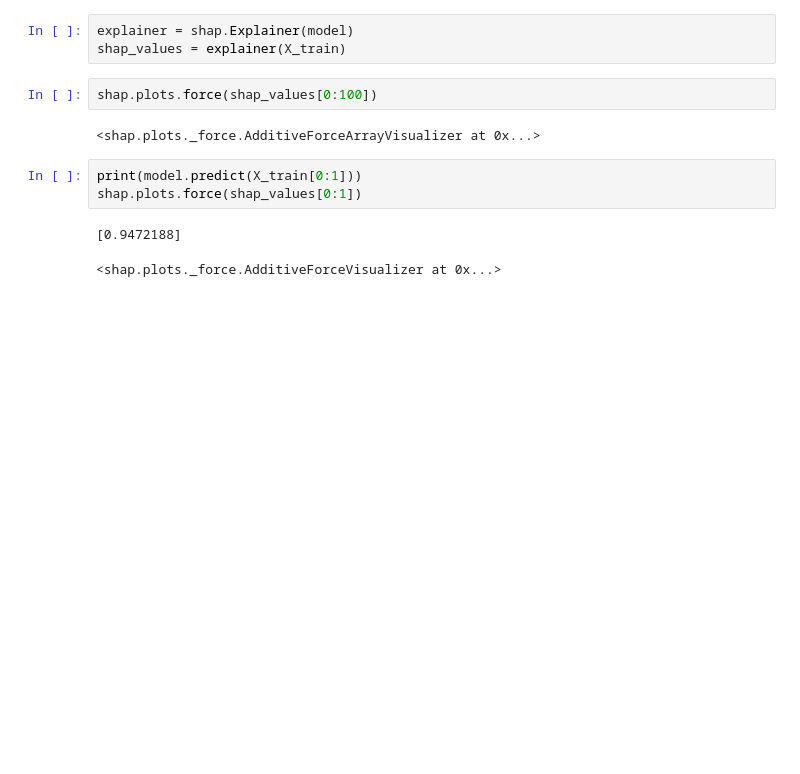
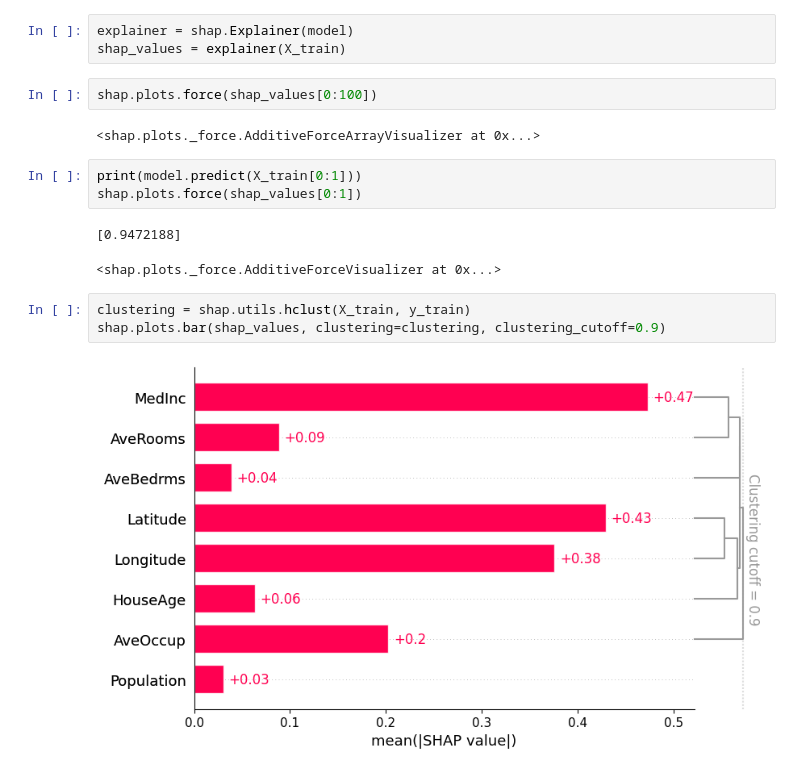
Before and after one commit to Marte77/explainable-statistical-learning, a Jupyter notebook: project2/shap/secondtry.ipynb, the cells around one changed output. Saved outputs shown, nothing was run; the diff lists cells and outputs as text; blank space fills up the shorter version.

```diff
--- a/project2/shap/secondtry.ipynb
+++ b/project2/shap/secondtry.ipynb
@@ -85,3 +89,8 @@ shap.plots.force(shap_values[0:1])
 # %% [output]
 [0.9472188]
 <shap.plots._force.AdditiveForceVisualizer at 0x...>
+# %%
+clustering = shap.utils.hclust(X_train, y_train)
+shap.plots.bar(shap_values, clustering=clustering, clustering_cutoff=0.9)
+# %% [output]
+[figure, added]
```
Also changed, not shown: parts of 4 cells of this notebook.
